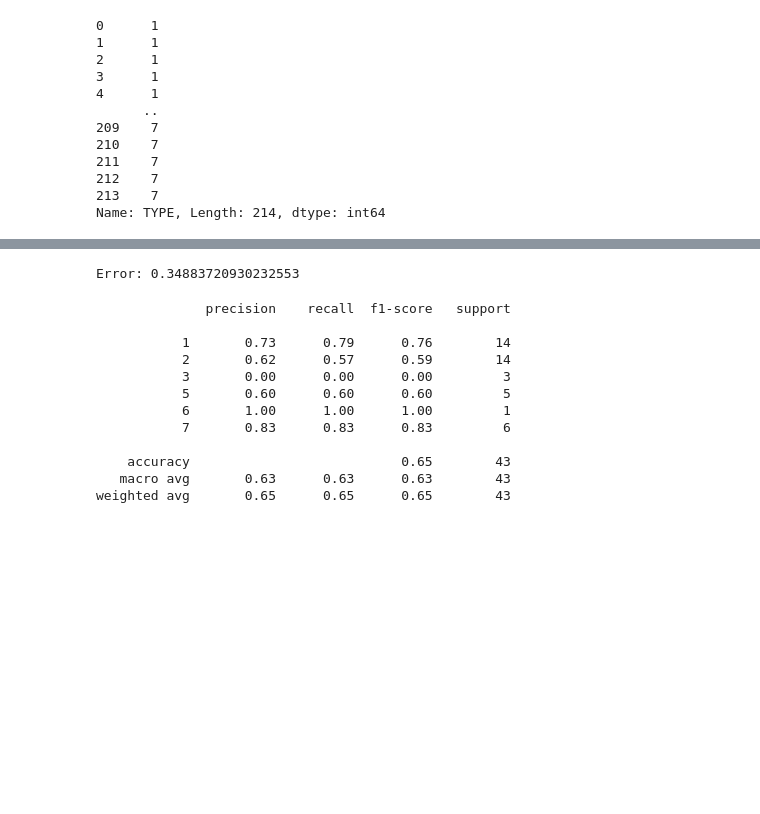
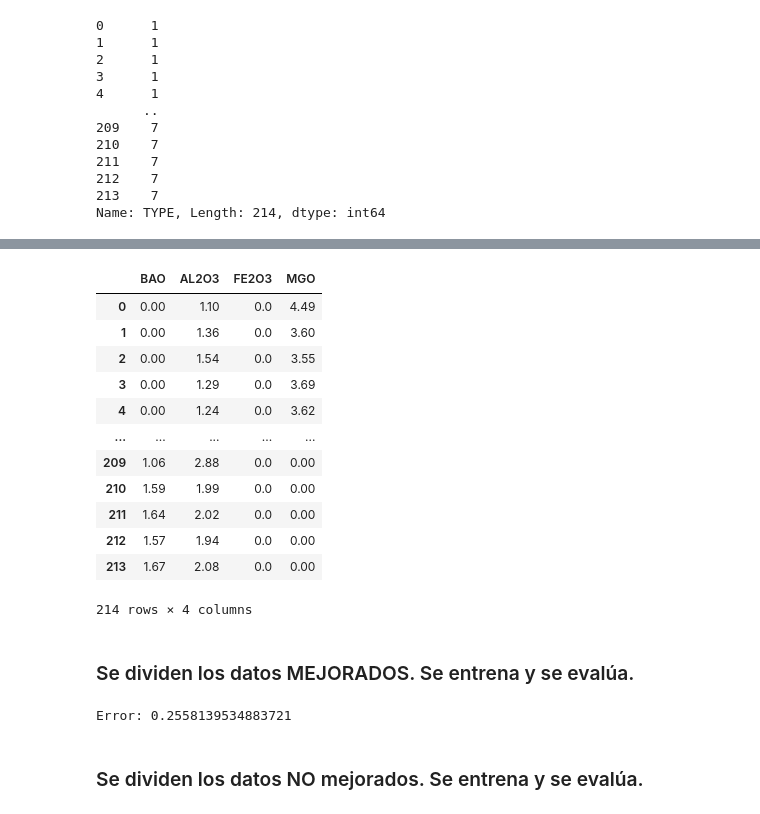
Before and after one commit to DavidMatias44/rp, a Jupyter notebook: arboles_decision/main.ipynb, the cells around one changed output, grey strips where cells are left out. Cells and saved outputs as stored; diff of their text form; code cells hidden in the pictures; blank space fills up the shorter version.

```diff
--- a/arboles_decision/main.ipynb
+++ b/arboles_decision/main.ipynb
@@ -74,5 +75,5 @@ Name: TYPE, Length: 214, dtype: int64
 # %%
 X_train, X_test, y_train, y_test = train_test_split(X, y, test_size=0.2, random_state=69)
 # %%
-clf = tree.DecisionTreeClassifier(random_state=69)
-clf = clf.fit(X_train, y_train)
+clf = tree.DecisionTreeClassifier(random_state=23, max_depth=7)
+clf.fit(X_train, y_train)
@@ -78,0 +113,3 @@ clf = clf.fit(X_train, y_train)
+# %%
+importancias = clf.feature_importances_
+importancias
@@ -78,0 +121,8 @@ clf = clf.fit(X_train, y_train)
+# %%
+importancias_df = pd.DataFrame(
+    {'feature': X.columns, 'importance': importancias}
+)
+importancias_df = importancias_df.sort_values(
+    'importance', ascending=False
+)
+importancias_df
@@ -79,11 +142,5 @@ clf = clf.fit(X_train, y_train)
 # %%
-plt.figure(figsize=(40, 25))
-tree.plot_tree(
-    clf,
-    feature_names=X.columns,
-    class_names=y.astype(str).unique(),
-    filled=True,
-    rounded=True,
-    fontsize=10
-)
+k = 4
+mejores = importancias_df['feature'].head(k).values
+mejores
 # %% [output]
@@ -110,19 +148,17 @@ y_pred = clf.predict(X_test)
-# %%
-print(f"Error: {1 - accuracy_score(y_test, y_pred)}")
-# %% [output]
-Error: 0.34883720930232553
-# %%
-print(classification_report(y_test, y_pred))
-# %% [output]
-              precision    recall  f1-score   support
-
-           1       0.73      0.79      0.76        14
-           2       0.62      0.57      0.59        14
-           3       0.00      0.00      0.00         3
-           5       0.60      0.60      0.60         5
-           6       1.00      1.00      1.00         1
-           7       0.83      0.83      0.83         6
-
-    accuracy                           0.65        43
-   macro avg       0.63      0.63      0.63        43
-weighted avg       0.65      0.65      0.65        43
+# %%
+X_mejorado = X[mejores]
+X_mejorado
+# %% [output]
+|  | BAO | AL2O3 | FE2O3 | MGO |
+| 0 | 0.00 | 1.10 | 0.0 | 4.49 |
+| 1 | 0.00 | 1.36 | 0.0 | 3.60 |
+| 2 | 0.00 | 1.54 | 0.0 | 3.55 |
+| 3 | 0.00 | 1.29 | 0.0 | 3.69 |
+| 4 | 0.00 | 1.24 | 0.0 | 3.62 |
+| ... | ... | ... | ... | ... |
+| 209 | 1.06 | 2.88 | 0.0 | 0.00 |
+| 210 | 1.59 | 1.99 | 0.0 | 0.00 |
+| 211 | 1.64 | 2.02 | 0.0 | 0.00 |
+| 212 | 1.57 | 1.94 | 0.0 | 0.00 |
+| 213 | 1.67 | 2.08 | 0.0 | 0.00 |
+214 rows × 4 columns
@@ -128,0 +167,2 @@ weighted avg       0.65      0.65      0.65        43
+# %% [markdown]
+### Se dividen los datos MEJORADOS. Se entrena y se evalúa.
@@ -128,0 +171,8 @@ weighted avg       0.65      0.65      0.65        43
+# %%
+svm.fit(X_train_mejorado, y_train)
+y_pred = svm.predict(X_test_mejorado)
+print(f"Error: {1 - accuracy_score(y_pred, y_test)}")
+# %% [output]
+Error: 0.2558139534883721
+# %% [markdown]
+### Se dividen los datos NO mejorados. Se entrena y se evalúa.
```
Also changed, not shown: parts of 14 cells of this notebook, 3 other files.
